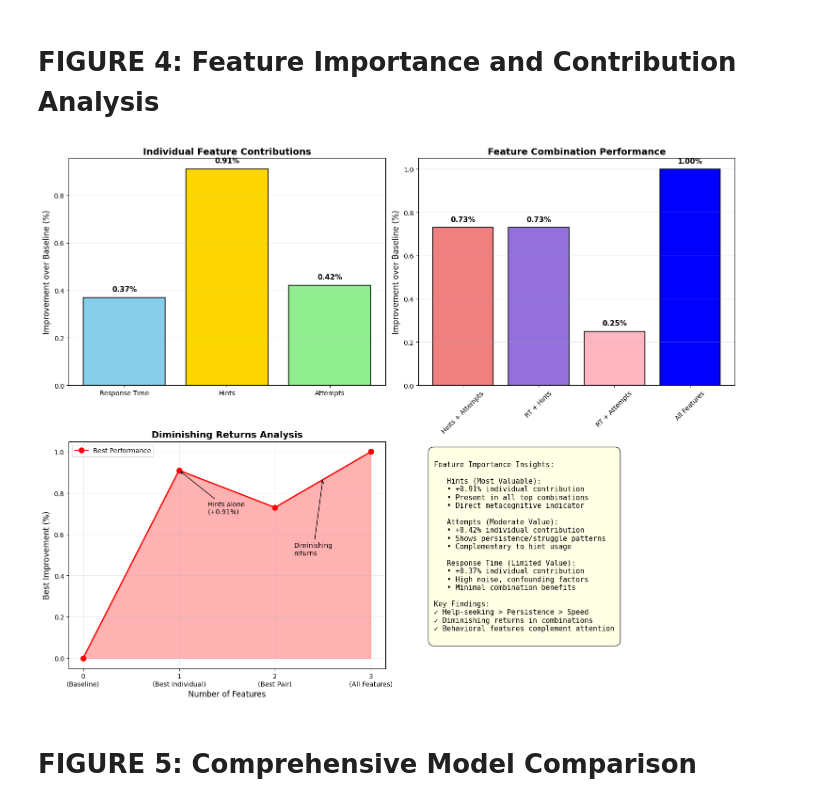
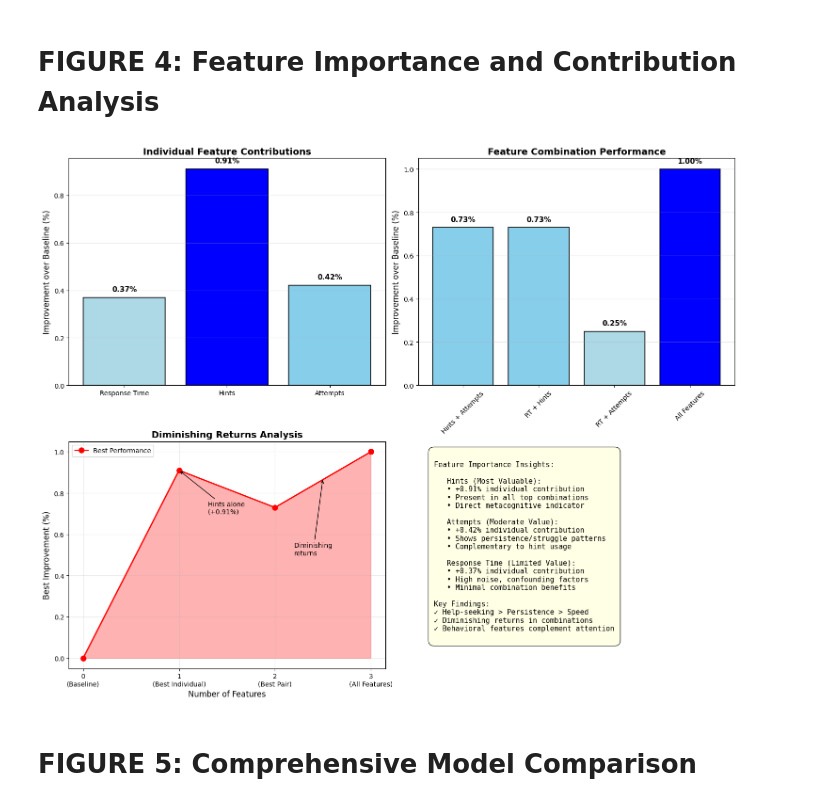
Before and after one commit to AmurdAmzer/MSCS_Thesis_Implementation_Codes, a Jupyter notebook: MSCS_Thesis_Implementation.ipynb, the cells around one changed output. Cells and saved outputs as stored; diff of their text form; code cells hidden in the pictures.

```diff
--- a/MSCS_Thesis_Implementation.ipynb
+++ b/MSCS_Thesis_Implementation.ipynb
@@ -2700,7 +2770,7 @@ def plot_feature_importance():
     # Plot 1: Individual feature contributions
     features = list(feature_data['Individual_Features'].keys())
     values = list(feature_data['Individual_Features'].values())
-    colors = ['skyblue', 'gold', 'lightgreen']
+    colors = ['lightblue', 'blue', 'skyblue']
 
     bars = ax1.bar(features, values, color=colors, edgecolor='black', linewidth=1.2)
     ax1.set_ylabel('Improvement over Baseline (%)', fontsize=12)
@@ -2715,7 +2785,7 @@ def plot_feature_importance():
     # Plot 2: Feature combinations
     combinations = list(feature_data['Best_Combinations'].keys())
     comb_values = list(feature_data['Best_Combinations'].values())
-    colors2 = ['lightcoral', 'mediumpurple', 'lightpink', 'blue']
+    colors2 = ['skyblue', 'skyblue', 'lightblue', 'blue']
 
     bars2 = ax2.bar(combinations, comb_values, color=colors2, edgecolor='black', linewidth=1.2)
     ax2.set_ylabel('Improvement over Baseline (%)', fontsize=12)
@@ -2764,34 +2834,34 @@ Feature Importance Insights:
    • Present in all top combinations
    • Direct metacognitive indicator
 
    Attempts (Moderate Value):
    • +0.42% individual contribution
    • Shows persistence/struggle patterns
    • Complementary to hint usage
 
    Response Time (Limited Value):
    • +0.37% individual contribution
    • High noise, confounding factors
    • Minimal combination benefits
 
 Key Findings:
 ✓ Help-seeking > Persistence > Speed
 ✓ Diminishing returns in combinations
 ✓ Behavioral features complement attention
 """
 
     ax4.text(0.05, 0.95, interpretation_text, transform=ax4.transAxes, fontsize=11,
             verticalalignment='top', fontfamily='monospace',
             bbox=dict(boxstyle='round,pad=0.8', facecolor='lightyellow', alpha=0.8))
 
     plt.tight_layout()
     plt.savefig('feature_importance_analysis.png', dpi=300, bbox_inches='tight')
     plt.show()
 
 # Run the function
 plot_feature_importance()
 # %% [output]
-[figure, old version]
+[figure, new version]
 # %% [markdown]
 # FIGURE 5: Comprehensive Model Comparison
 # %%
```
Also changed, not shown: parts of 9 cells of this notebook.
